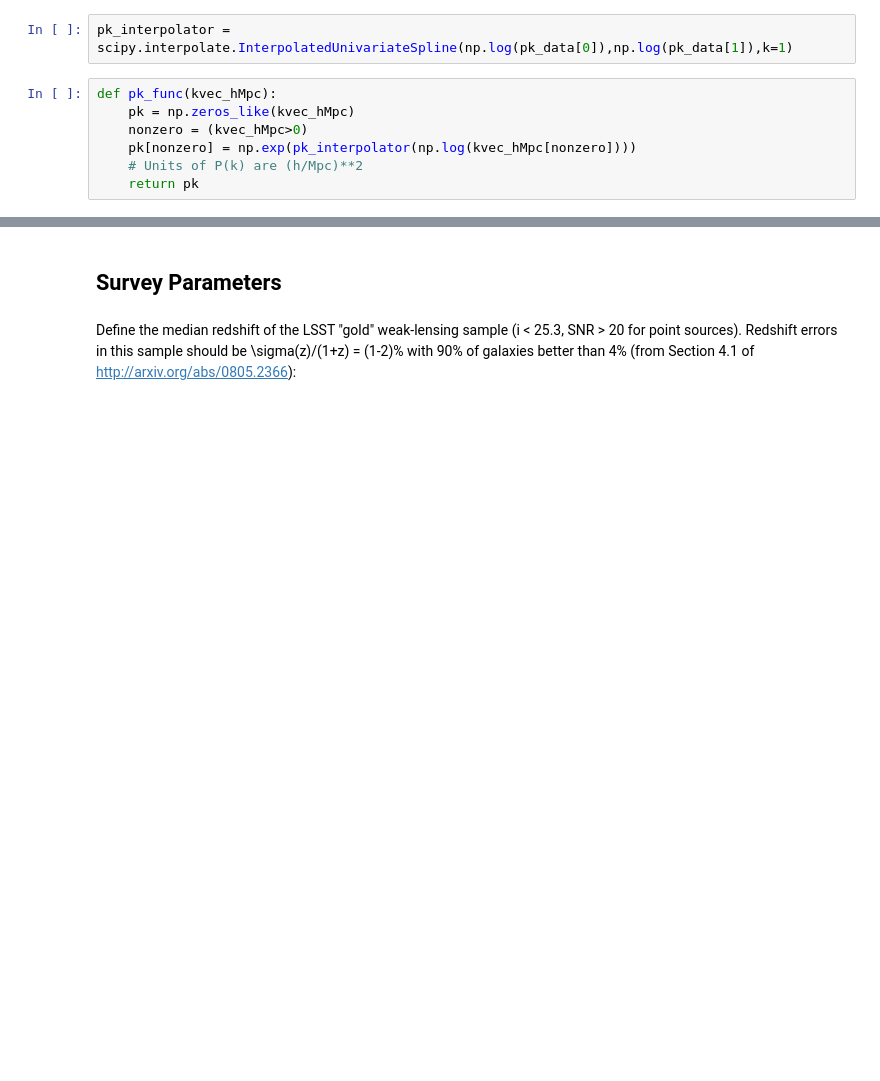
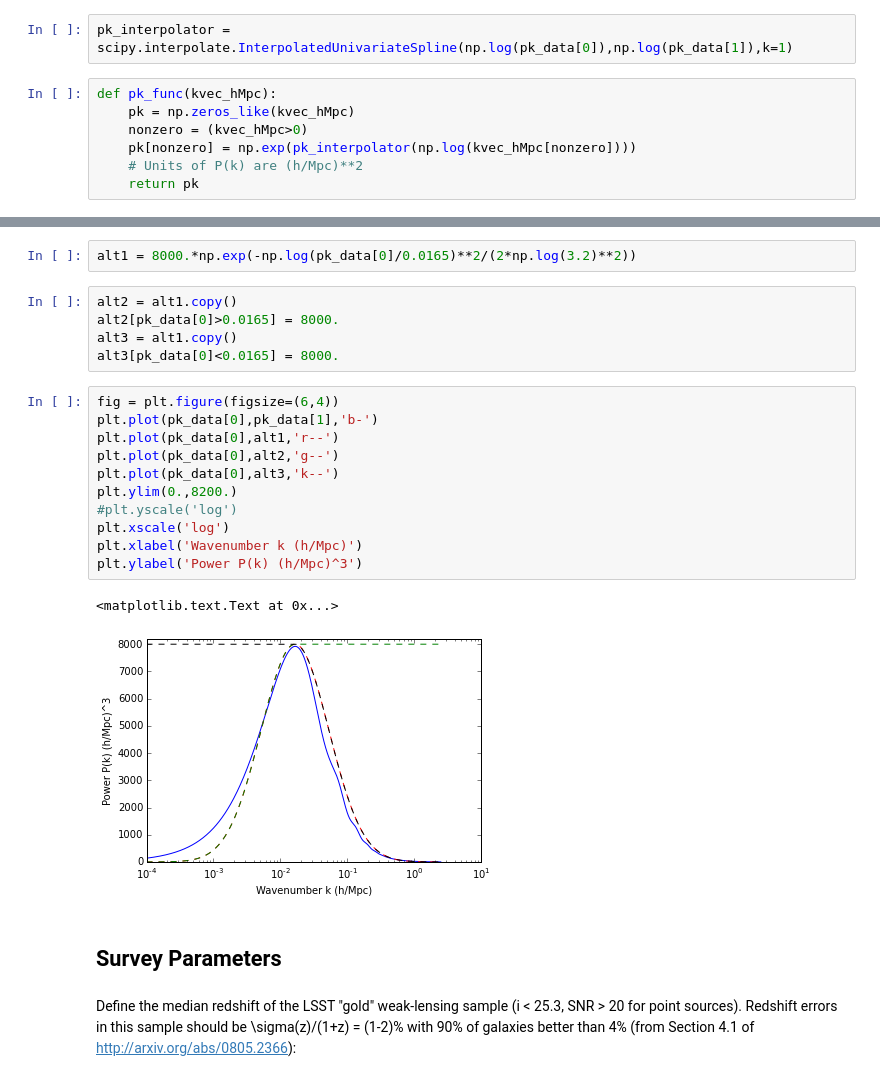
Before and after one commit to DarkEnergyScienceCollaboration/DESchool_LSS_Stats, a Jupyter notebook: LargeScaleStructureStatistics/LargeScaleStructureStatistics.ipynb, the cells around one changed output, grey strips where cells are left out. Drawn from its saved outputs; the diff is of its cells as text; blank space fills up the shorter version.

```diff
--- a/LargeScaleStructureStatistics/LargeScaleStructureStatistics.ipynb
+++ b/LargeScaleStructureStatistics/LargeScaleStructureStatistics.ipynb
@@ -53,3 +71,24 @@ def pk_func(kvec_hMpc):
+# %%
+alt1 = 8000.*np.exp(-np.log(pk_data[0]/0.0165)**2/(2*np.log(3.2)**2))
+# %%
+alt2 = alt1.copy()
+alt2[pk_data[0]>0.0165] = 8000.
+alt3 = alt1.copy()
+alt3[pk_data[0]<0.0165] = 8000.
+# %%
+fig = plt.figure(figsize=(6,4))
+plt.plot(pk_data[0],pk_data[1],'b-')
+plt.plot(pk_data[0],alt1,'r--')
+plt.plot(pk_data[0],alt2,'g--')
+plt.plot(pk_data[0],alt3,'k--')
+plt.ylim(0.,8200.)
+#plt.yscale('log')
+plt.xscale('log')
+plt.xlabel('Wavenumber k (h/Mpc)')
+plt.ylabel('Power P(k) (h/Mpc)^3')
+# %% [output]
+<matplotlib.text.Text at 0x...>
+[figure, added]
 # %% [markdown]
 ## Survey Parameters
 # %% [markdown]
```
Also changed, not shown: parts of 7 cells of this notebook, 1 other file.
